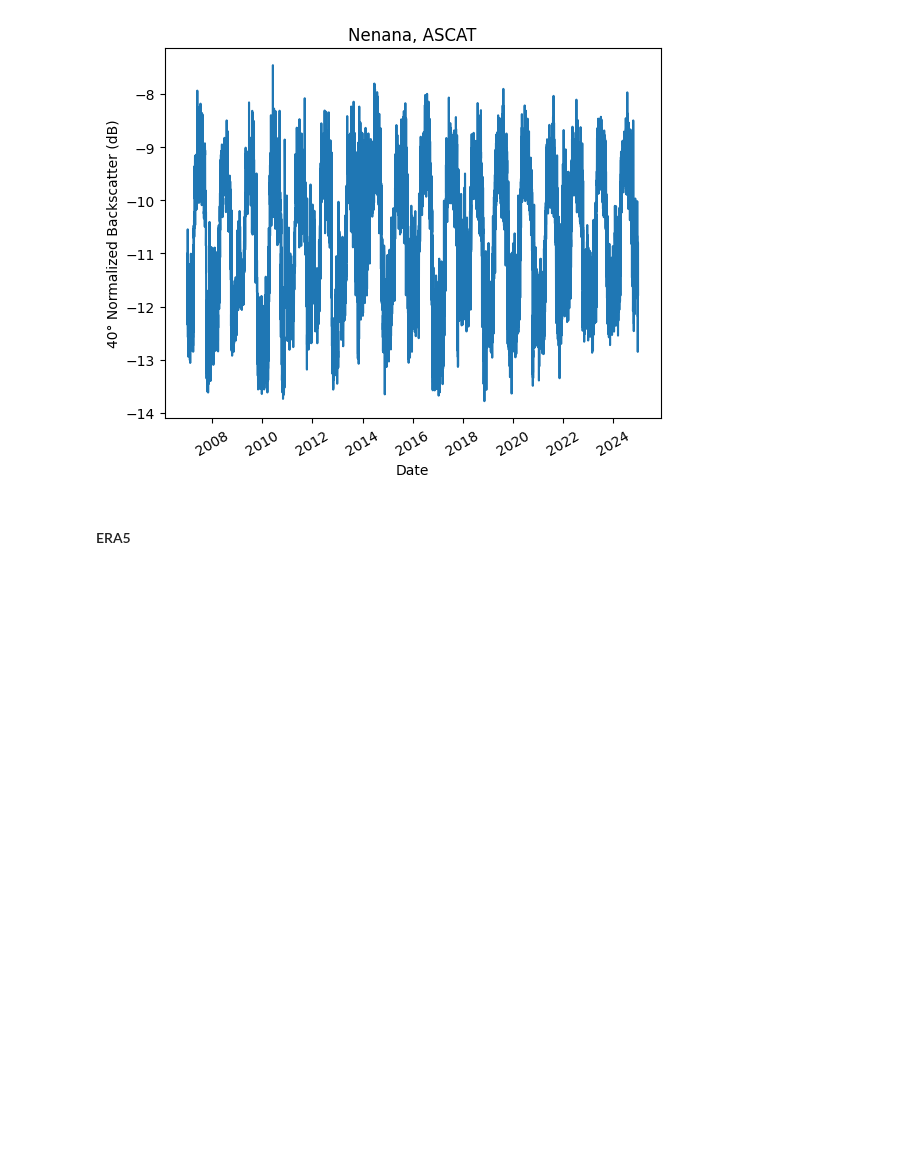
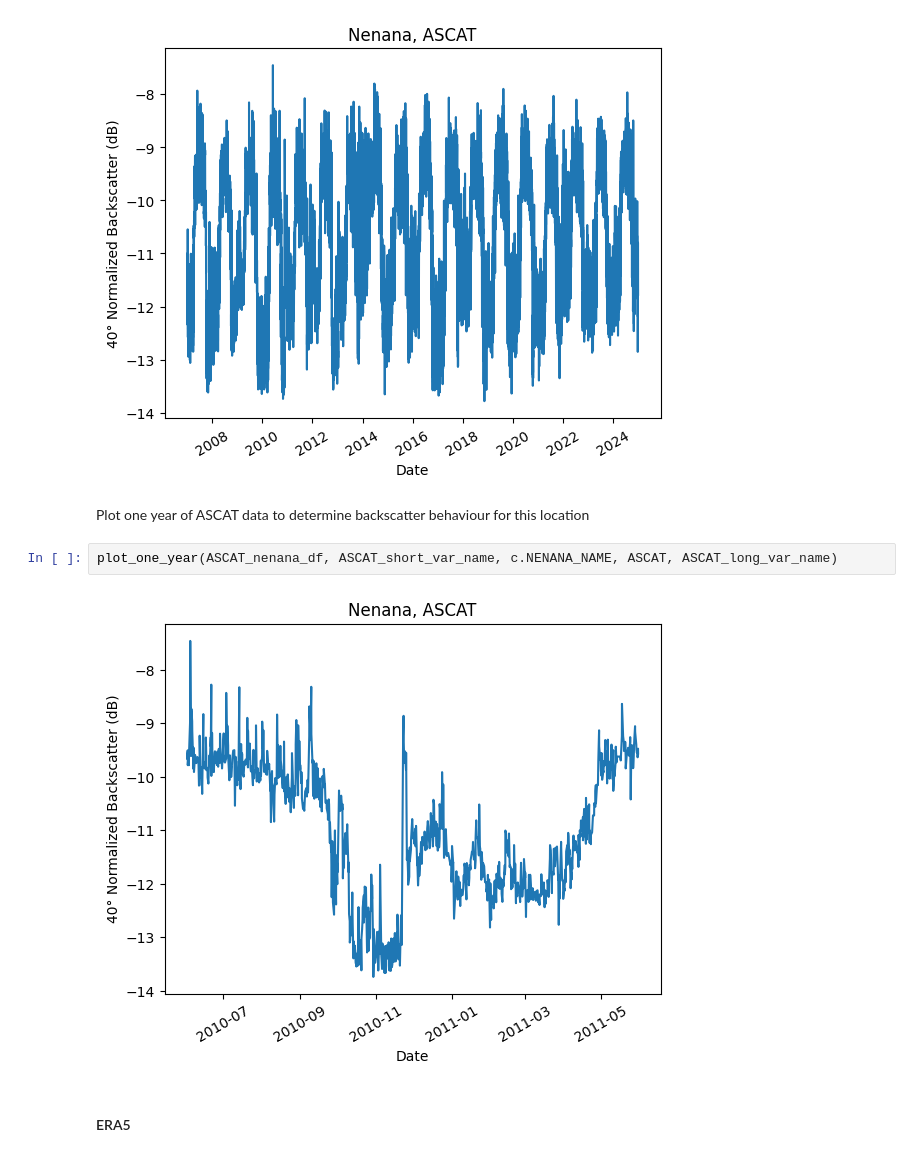
Before and after one commit to gerezk/freeze-thaw-soil-prediction, a Jupyter notebook: notebooks/ASCAT_ERA5_data_cleaning.ipynb, the cells around one changed output. Cells and saved outputs as stored; diff of their text form; blank space fills up the shorter version.

```diff
--- a/notebooks/ASCAT_ERA5_data_cleaning.ipynb
+++ b/notebooks/ASCAT_ERA5_data_cleaning.ipynb
@@ -365,6 +397,12 @@ Show head of df:
 | 2007-01-02 07:00:00+00:00 | -11.359132 | 1 | 0 | 3 |
 | 2007-01-02 19:00:00+00:00 | -11.386372 | 1 | 1 | 3 |
 [figure]
+# %% [markdown]
+Plot one year of ASCAT data to determine backscatter behaviour for this location
+# %%
+plot_one_year(ASCAT_nenana_df, ASCAT_short_var_name, c.NENANA_NAME, ASCAT, ASCAT_long_var_name)
+# %% [output]
+[figure, added]
 # %% [markdown]
 #### ERA5
 # %%
```
Also changed, not shown: parts of 20 cells of this notebook.
